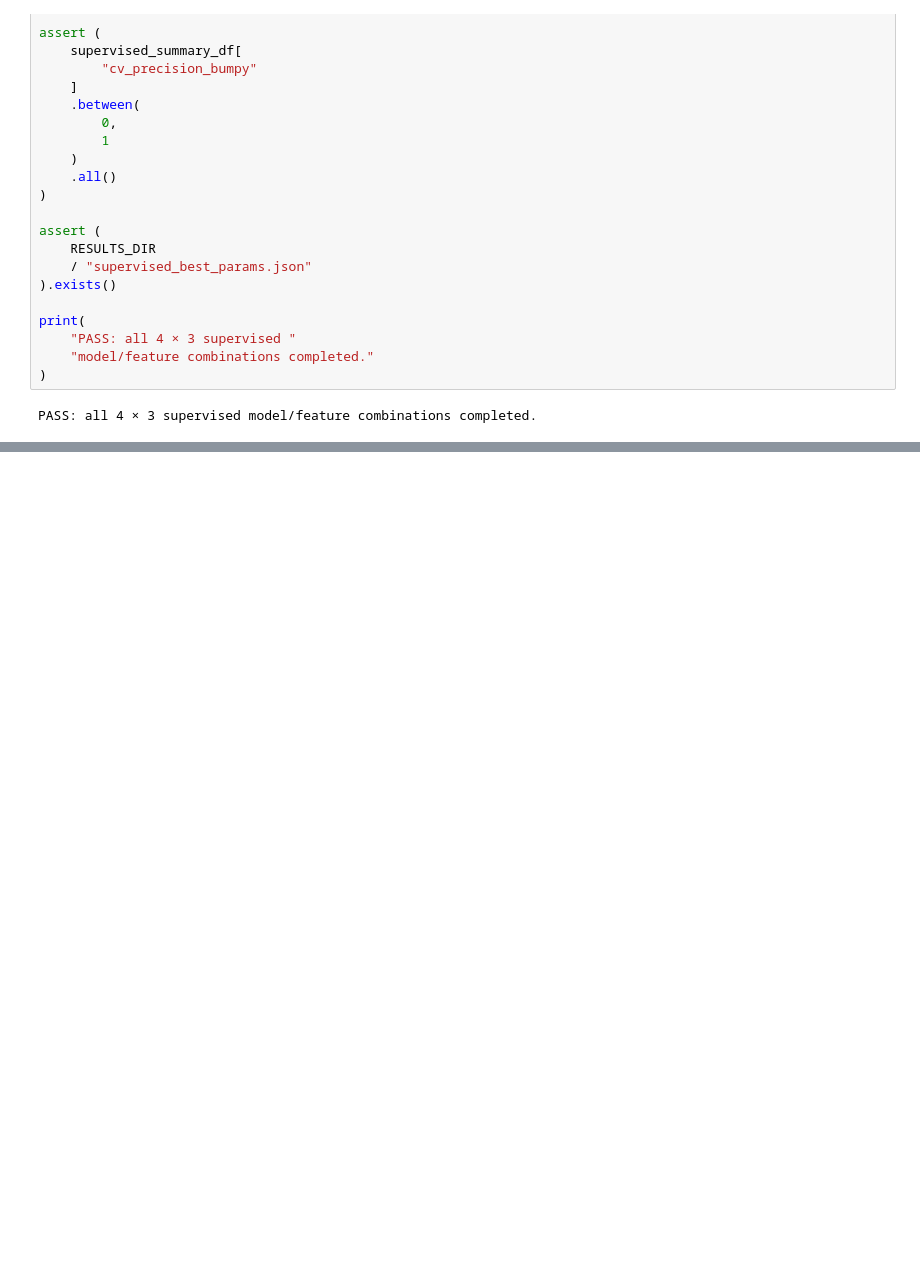
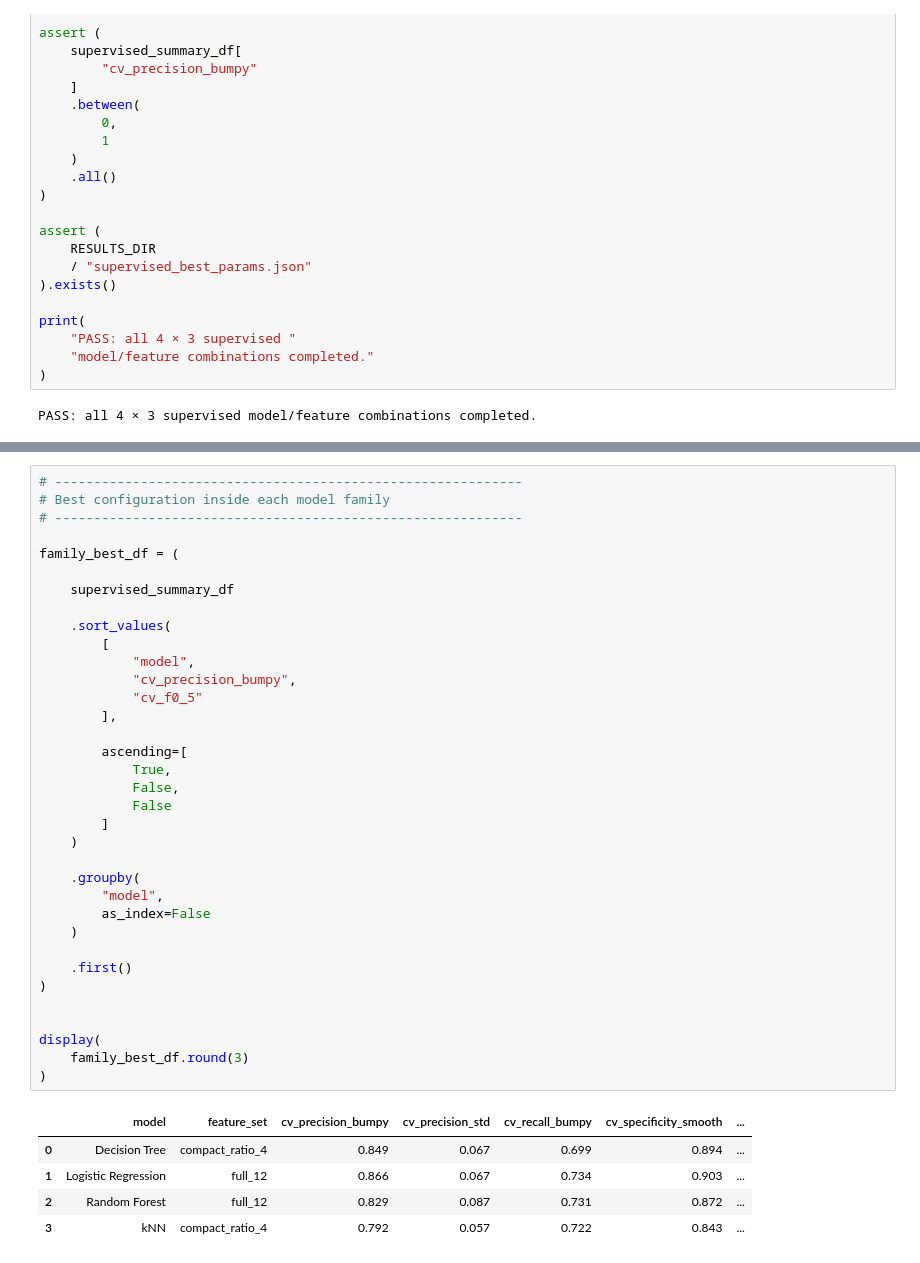
Before and after one commit to thesuacar/road-checker, a Jupyter notebook: notebook.ipynb, the cells around one changed output, grey strips where cells are left out. Drawn from its saved outputs; the diff is of its cells as text; blank space fills up the shorter version.

```diff
--- a/notebook.ipynb
+++ b/notebook.ipynb
@@ -3869,0 +3877,41 @@ PASS: all 4 × 3 supervised model/feature combinations completed.
+# %%
+# ------------------------------------------------------------
+# Best configuration inside each model family
+# ------------------------------------------------------------
+
+family_best_df = (
+
+    supervised_summary_df
+
+    .sort_values(
+        [
+            "model",
+            "cv_precision_bumpy",
+            "cv_f0_5"
+        ],
+
+        ascending=[
+            True,
+            False,
+            False
+        ]
+    )
+
+    .groupby(
+        "model",
+        as_index=False
+    )
+
+    .first()
+)
+
+
+display(
+    family_best_df.round(3)
+)
+# %% [output]
+|  | model | feature_set | cv_precision_bumpy | cv_precision_std | cv_recall_bumpy | cv_specificity_smooth | ... |
+| 0 | Decision Tree | compact_ratio_4 | 0.849 | 0.067 | 0.699 | 0.894 | ... |
+| 1 | Logistic Regression | full_12 | 0.866 | 0.067 | 0.734 | 0.903 | ... |
+| 2 | Random Forest | full_12 | 0.829 | 0.087 | 0.731 | 0.872 | ... |
+| 3 | kNN | compact_ratio_4 | 0.792 | 0.057 | 0.722 | 0.843 | ... |
```
Also changed, not shown: parts of 7 cells of this notebook.
